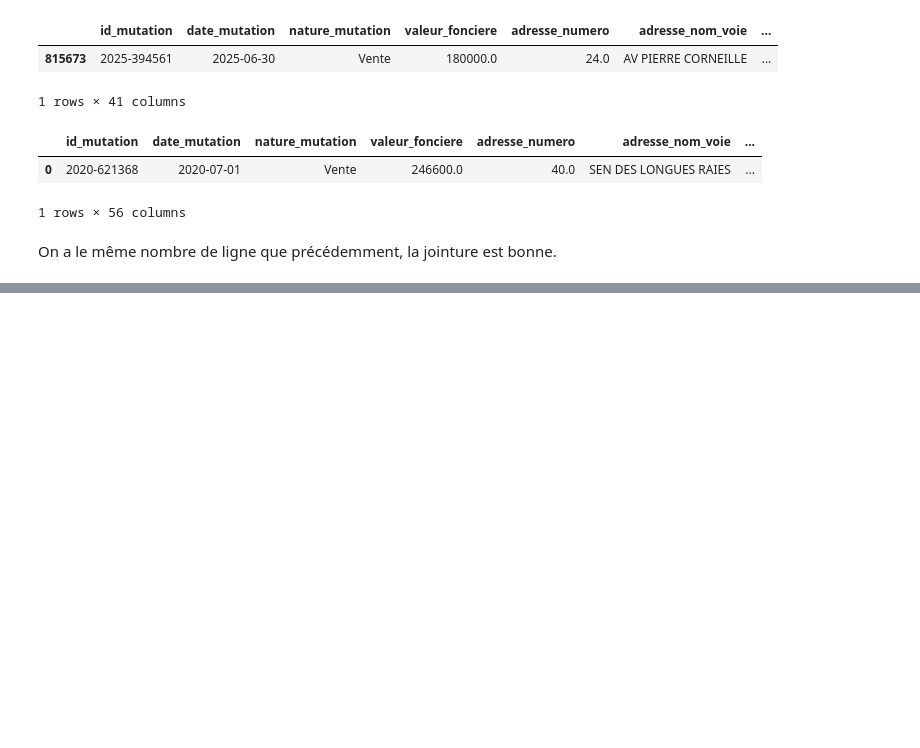
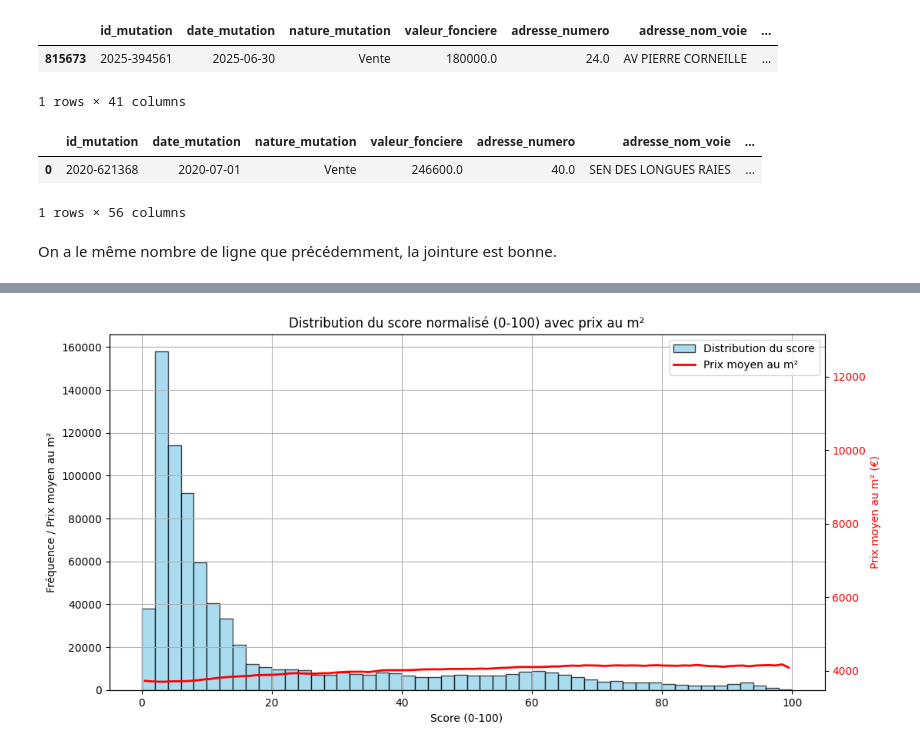
Before and after one commit to leocoooo/land_value_prediction, a Jupyter notebook: src/construction_de_la_base/construction.ipynb, the cells around one changed output, grey strips where cells are left out. Saved outputs shown, nothing was run; the diff lists cells and outputs as text; code cells hidden in the pictures; blank space fills up the shorter version.

Commit message:
Pois en fonction des années + début score

```diff
--- a/src/construction_de_la_base/construction.ipynb
+++ b/src/construction_de_la_base/construction.ipynb
@@ -1271,0 +2704,2 @@ On a le même nombre de ligne que précédemment, la jointure est bonne.
+# %%
+df_vf_pois = pd.read_csv('../data/df_vf_idf_with_pois_final.csv')
@@ -1271,0 +2843,17 @@ On a le même nombre de ligne que précédemment, la jointure est bonne.
+# %%
+from sklearn.preprocessing import MinMaxScaler
+scaler = MinMaxScaler()
+X_scaled = scaler.fit_transform(X)
+df_vf_pois['score_rf'] = X_scaled.dot(importances)
+# %%
+# Normaliser le score entre 0 et 100
+min_score = df_vf_pois['score_rf'].min()
+max_score = df_vf_pois['score_rf'].max()
+df_vf_pois['score_rf_100'] = 100 * (df_vf_pois['score_rf'] - min_score) / (max_score - min_score)
+
+# Afficher les statistiques du nouveau score
+print(df_vf_pois['score_rf_100'].describe())
+
+# Sauvegarder le DataFrame avec le nouveau score
+df_vf_pois.to_csv('../data/df_vf_pois_with_score_normalized.csv', index=False)
+print("✅ Score normalisé entre 0 et 100 enregistré dans 'df_vf_pois_with_score_normalized.csv'")
@@ -1271,0 +2871,49 @@ On a le même nombre de ligne que précédemment, la jointure est bonne.
+# %%
+import matplotlib.pyplot as plt
+import numpy as np
+import pandas as pd
+from scipy.stats import binned_statistic
+
+# 1. Préparer les données
+scores = df_vf_pois['score_rf_100']
+prix_m2 = df_vf_pois['prix_m2']  # Remplacez par votre colonne de prix
+
+# 2. Créer des bins pour le score (ex: 100 bins de 0 à 100)
+bins = np.linspace(0, 100, 100)
+score_binned = np.digitize(scores, bins)
+
+# 3. Calculer la moyenne du prix_m2 par bin de score
+prix_moyen_par_bin, bin_edges, _ = binned_statistic(scores, prix_m2,
+                                                    statistic='mean', bins=bins)
+
+# Centrer les bins
+score_centers = (bin_edges[:-1] + bin_edges[1:]) / 2
+
+# 4. Tracer l'histogramme du score
+plt.figure(figsize=(12, 6))
+plt.hist(scores, bins=50, color='skyblue', edgecolor='black', alpha=0.7,
+         label='Distribution du score')
+
+# 5. Superposer la courbe du prix_m2 moyen
+plt.plot(score_centers, prix_moyen_par_bin, color='red', linewidth=2,
+         label='Prix moyen au m²')
+
+# 6. Ajouter des labels et une légende
+plt.title('Distribution du score normalisé (0-100) avec prix au m²')
+plt.xlabel('Score (0-100)')
+plt.ylabel('Fréquence / Prix moyen au m²')
+plt.legend()
+plt.grid(True)
+
+# 7. Axe secondaire pour le prix
+ax2 = plt.gca().twinx()
+
+# 🔥 Ajustement automatique de l'échelle pour éviter l’écrasement
+ax2.set_ylim(prix_moyen_par_bin.min()*0.9, prix_moyen_par_bin.max()*1.1)
+
+ax2.set_ylabel('Prix moyen au m² (€)', color='red')
+ax2.tick_params(axis='y', labelcolor='red')
+
+plt.show()
+# %% [output]
+[figure, added]
```
Also changed, not shown: parts of 29 cells of this notebook.
